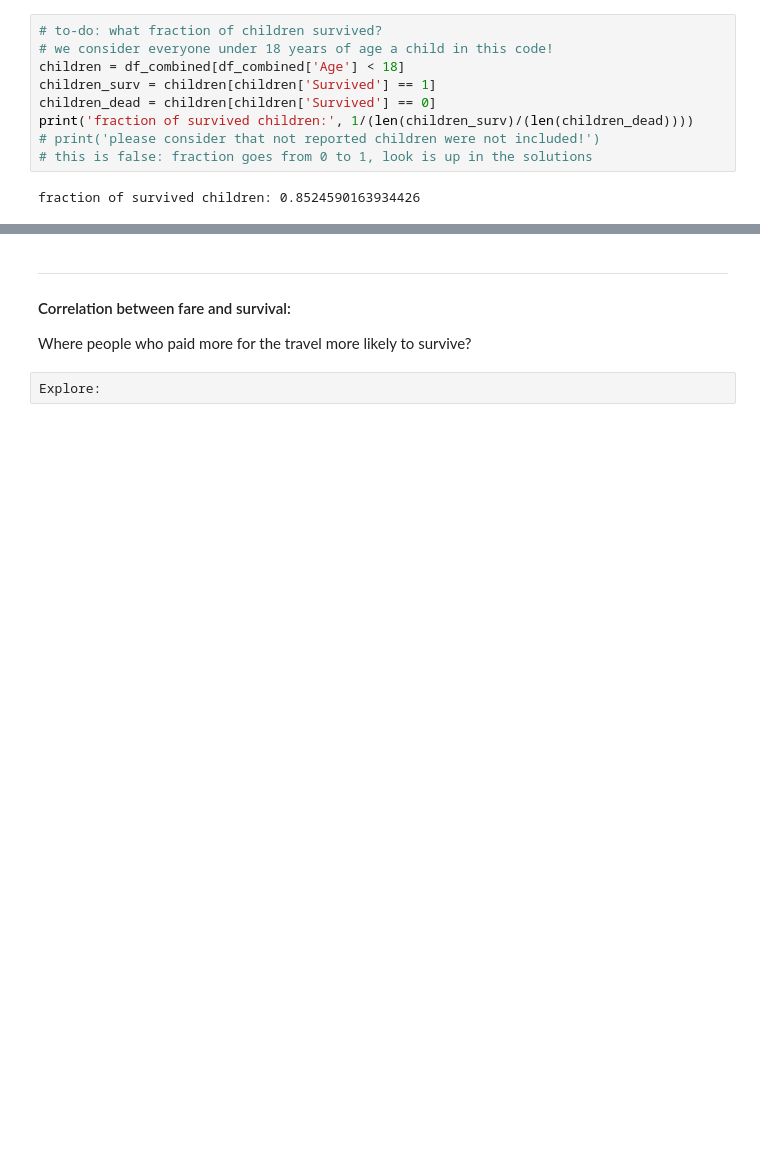
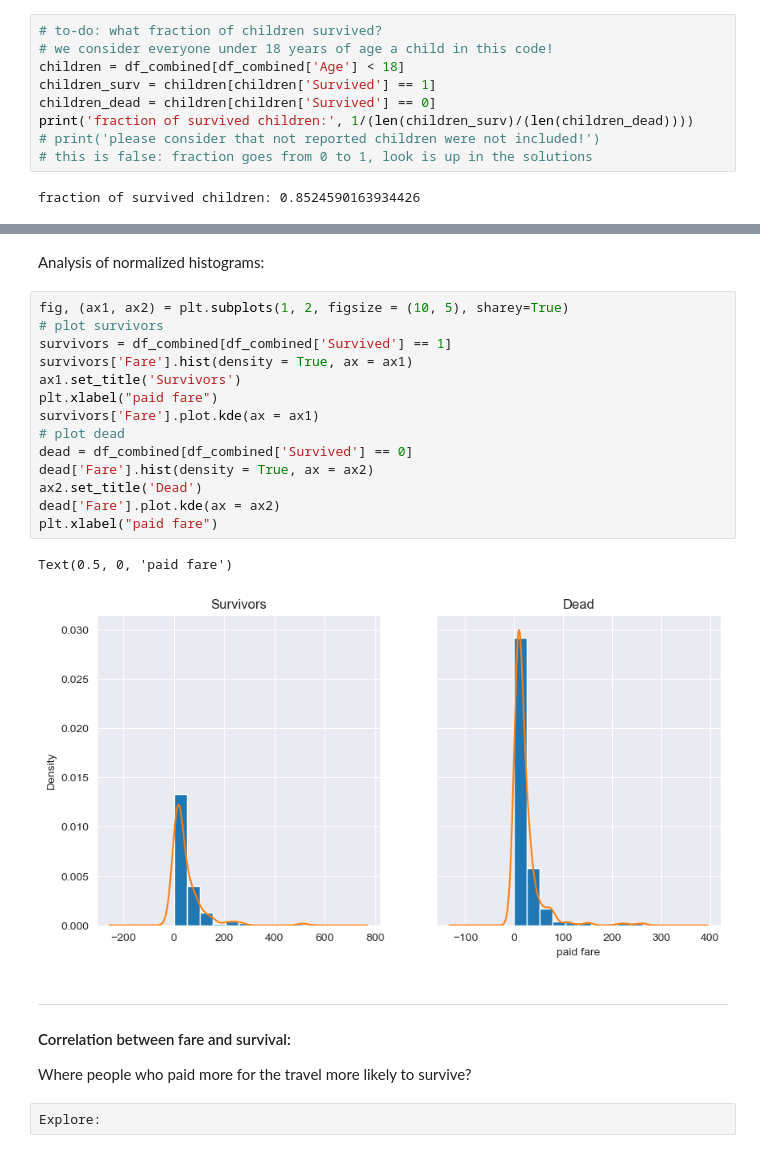
Before and after one commit to pascalbartschi/DataScience-Portfolio, a Jupyter notebook: 01-Exploratory-Data-Analysis/EDA_titanic.ipynb, the cells around one changed output, grey strips where cells are left out. Cells and saved outputs as stored; diff of their text form; blank space fills up the shorter version.

```diff
--- a/01-Exploratory-Data-Analysis/EDA_titanic.ipynb
+++ b/01-Exploratory-Data-Analysis/EDA_titanic.ipynb
@@ -250,3 +239,22 @@ dead['Fare'].plot.kde()
+# %% [markdown]
+Analysis of normalized histograms:
+# %%
+fig, (ax1, ax2) = plt.subplots(1, 2, figsize = (10, 5), sharey=True)
+# plot survivors
+survivors = df_combined[df_combined['Survived'] == 1]
+survivors['Fare'].hist(density = True, ax = ax1)
+ax1.set_title('Survivors')
+plt.xlabel("paid fare")
+survivors['Fare'].plot.kde(ax = ax1)
+# plot dead
+dead = df_combined[df_combined['Survived'] == 0]
+dead['Fare'].hist(density = True, ax = ax2)
+ax2.set_title('Dead')
+dead['Fare'].plot.kde(ax = ax2)
+plt.xlabel("paid fare")
+# %% [output]
+Text(0.5, 0, 'paid fare')
+[figure, added]
 # %% [markdown]
 ---
 #### Correlation between fare and survival:
```
Also changed, not shown: parts of 19 cells of this notebook.
